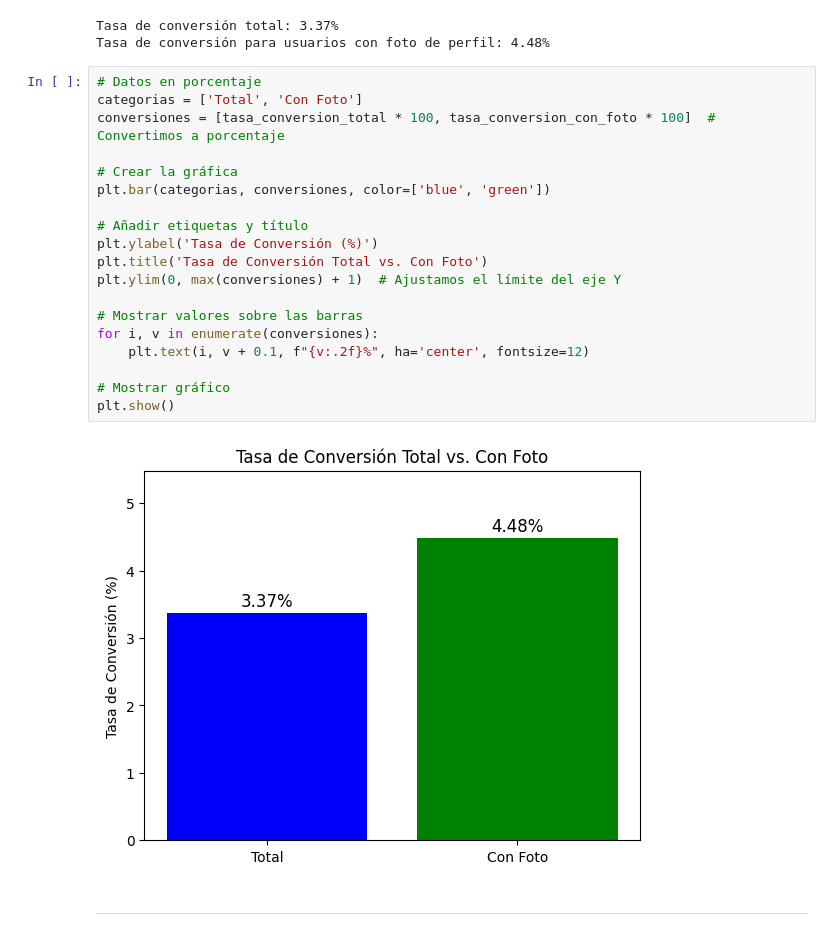
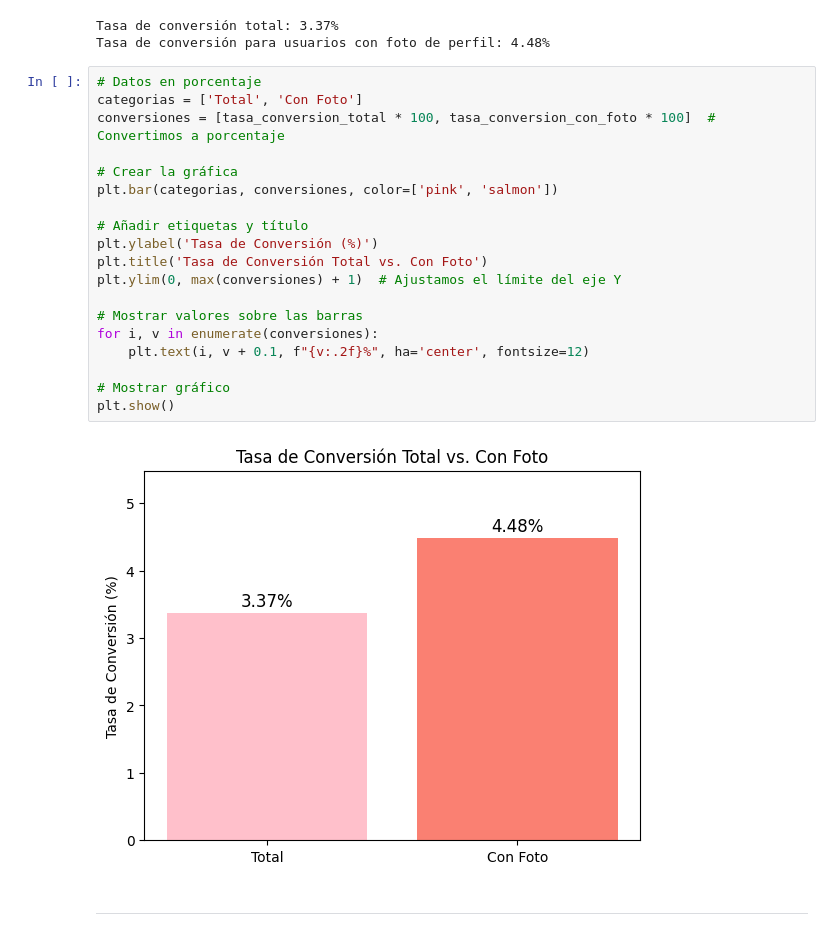
Before and after one commit to NaiSaratxaga/EDA_user-conversion-analysis, a Jupyter notebook: Notebooks/EDA_user_conversion_analysis.ipynb, the cells around one changed output. Saved outputs shown, nothing was run; the diff lists cells and outputs as text.

```diff
--- a/Notebooks/EDA_user_conversion_analysis.ipynb
+++ b/Notebooks/EDA_user_conversion_analysis.ipynb
@@ -507,24 +507,24 @@ Tasa de conversión para usuarios con foto de perfil: 4.48%
 # %%
 # Datos en porcentaje
 categorias = ['Total', 'Con Foto']
 conversiones = [tasa_conversion_total * 100, tasa_conversion_con_foto * 100]  # Convertimos a porcentaje
 
 # Crear la gráfica
-plt.bar(categorias, conversiones, color=['blue', 'green'])
+plt.bar(categorias, conversiones, color=['pink', 'salmon'])
 
 # Añadir etiquetas y título
 plt.ylabel('Tasa de Conversión (%)')
 plt.title('Tasa de Conversión Total vs. Con Foto')
 plt.ylim(0, max(conversiones) + 1)  # Ajustamos el límite del eje Y
 
 # Mostrar valores sobre las barras
 for i, v in enumerate(conversiones):
     plt.text(i, v + 0.1, f"{v:.2f}%", ha='center', fontsize=12)
 
 # Mostrar gráfico
 plt.show()
 # %% [output]
-[figure, old version]
+[figure, new version]
 # %% [markdown]
 ---
 # %% [markdown]
```
Also changed, not shown: parts of 2 cells of this notebook.
